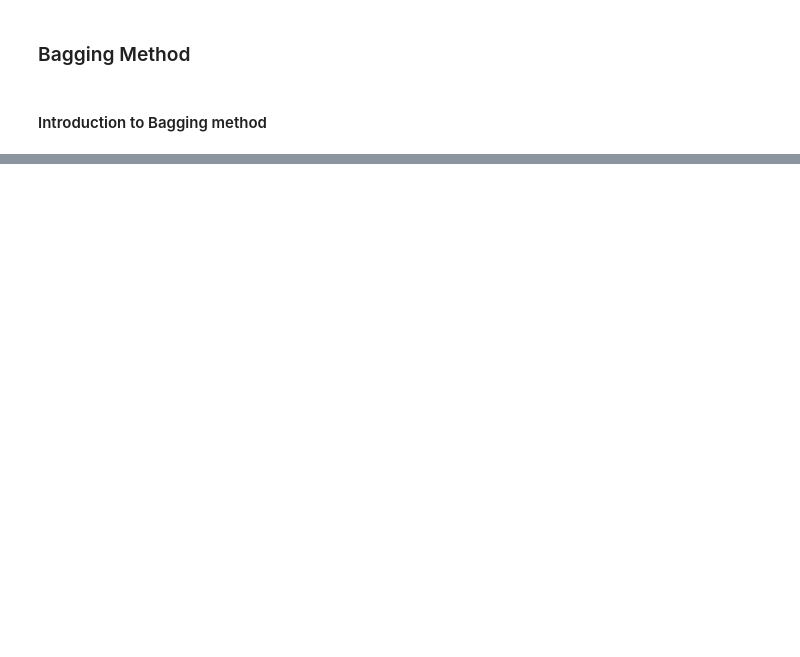
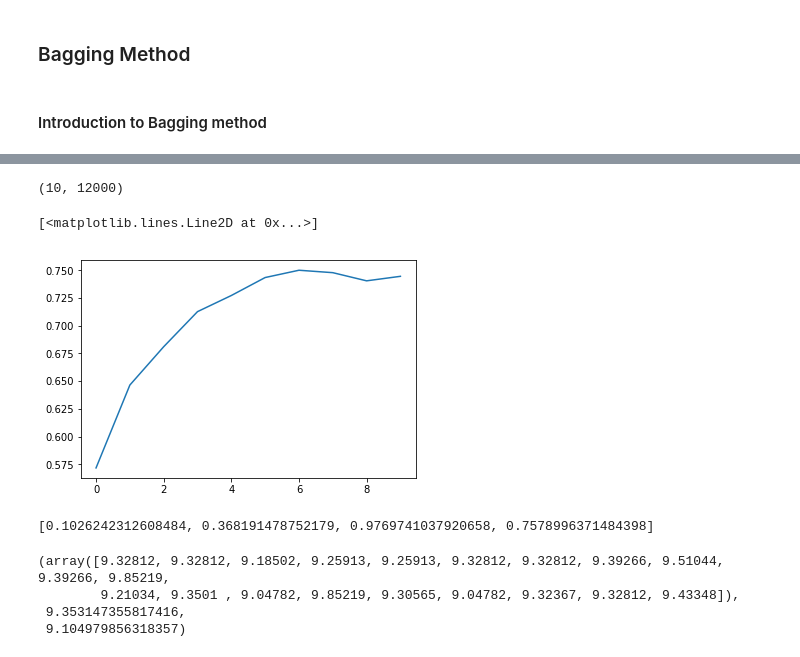
Before and after one commit to MrRutledge/ML_Practice, a Jupyter notebook: FastAi_ML_RandomForest.ipynb, the cells around one changed output, grey strips where cells are left out. Drawn from its saved outputs; the diff is of its cells as text; code cells hidden in the pictures; blank space fills up the shorter version.

```diff
--- a/FastAi_ML_RandomForest.ipynb
+++ b/FastAi_ML_RandomForest.ipynb
@@ -420,0 +425,4 @@ Bagging method aslo known as is the idea of having multiple trees to get more ge
+# %%
+m = RandomForestRegressor(n_jobs=-1)
+m.fit(X_train, y_train)
+print_score(m)
@@ -420,0 +433,3 @@ Bagging method aslo known as is the idea of having multiple trees to get more ge
+# %%
+preds = np.stack([r.predict(X_valid) for r in m.estimators_])
+preds[:,0], np.mean(preds[:,0]), y_valid[0]
@@ -420,0 +450,24 @@ Bagging method aslo known as is the idea of having multiple trees to get more ge
+# %%
+preds.shape
+# %% [output]
+(10, 12000)
+# %%
+plt.plot([metrics.r2_score(y_valid, np.mean(preds[:i+1], axis=0))
+          for i in range(10)])
+# %% [output]
+[<matplotlib.lines.Line2D at 0x...>]
+[figure, added]
+# %%
+m = RandomForestRegressor(n_estimators=20, n_jobs=-1)
+m.fit(X_train, y_train)
+print_score(m)
+# %% [output]
+[0.1026242312608484, 0.368191478752179, 0.9769741037920658, 0.7578996371484398]
+# %%
+preds = np.stack([r.predict(X_valid) for r in m.estimators_])
+preds[:,0], np.mean(preds[:,0]), y_valid[0]
+# %% [output]
+(array([9.32812, 9.32812, 9.18502, 9.25913, 9.25913, 9.32812, 9.32812, 9.39266, 9.51044, 9.39266, 9.85219,
+        9.21034, 9.3501 , 9.04782, 9.85219, 9.30565, 9.04782, 9.32367, 9.32812, 9.43348]),
+ 9.353147355817416,
+ 9.104979856318357)
```
Also changed, not shown: parts of 37 cells of this notebook, 1 other file.
